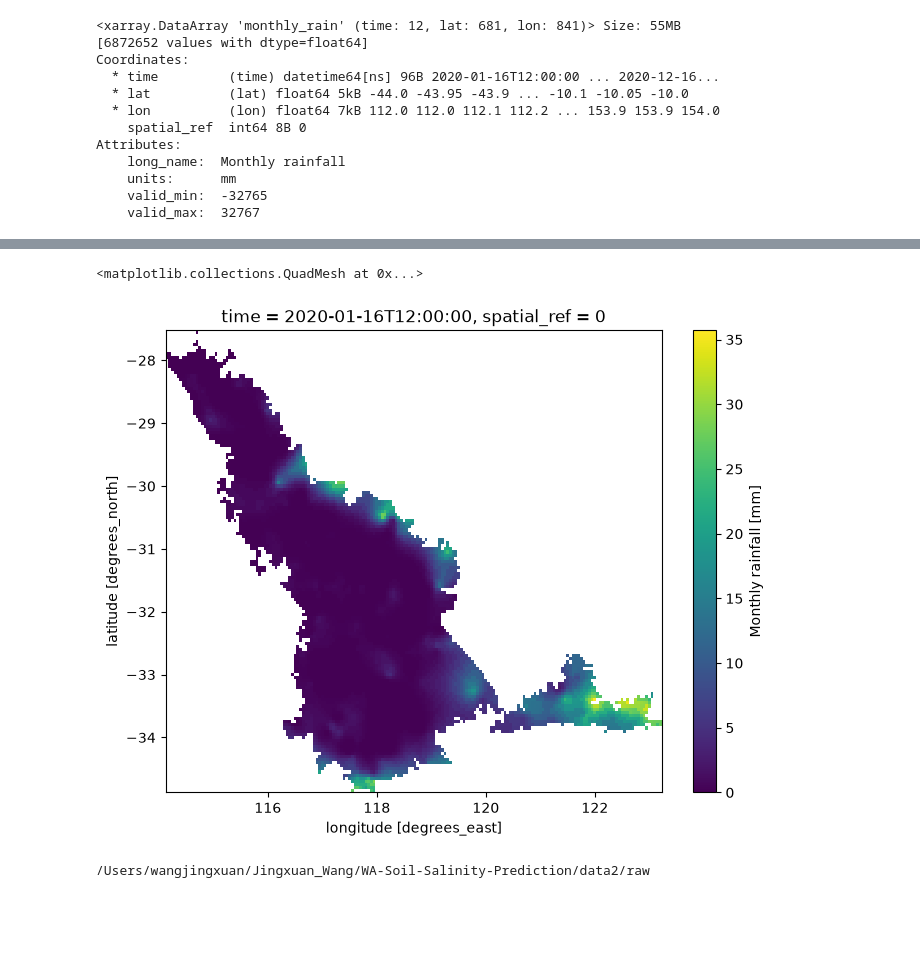
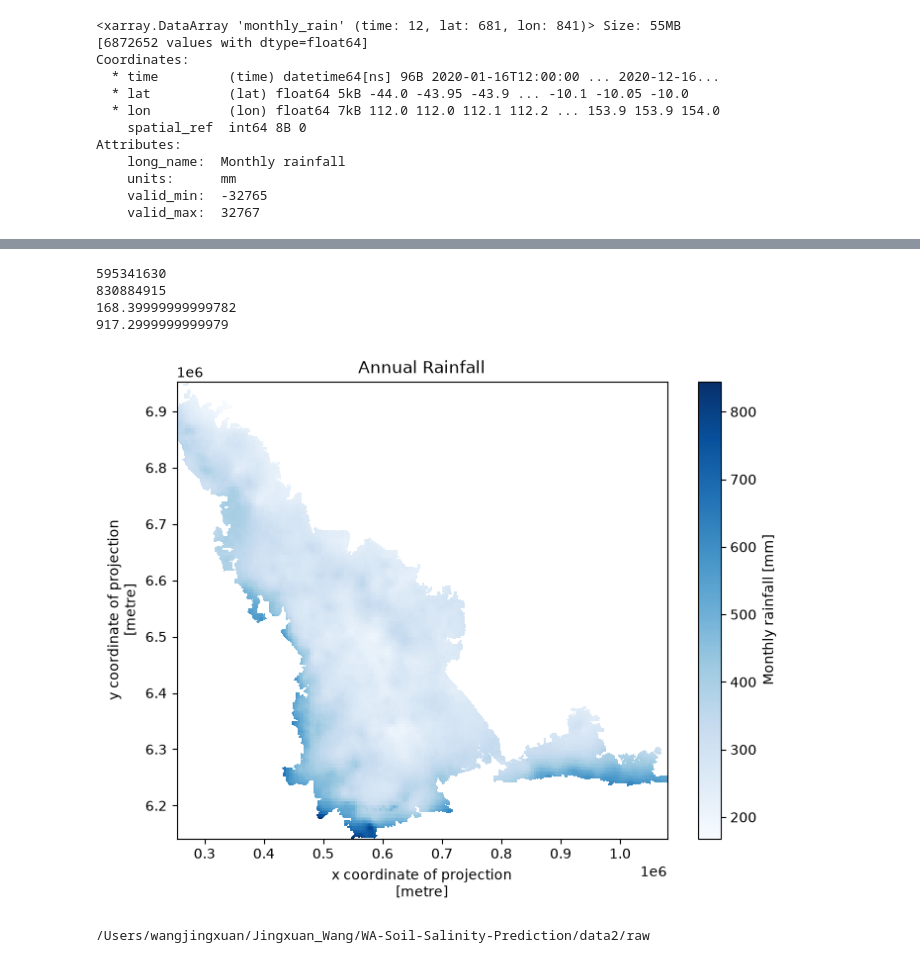
Before and after one commit to JWAN0646/Jingxuan-Wang, a Jupyter notebook: WA-Soil-Salinity-Prediction/notebooks/Soil_Salinity.ipynb, the cells around one changed output, grey strips where cells are left out. Cells and saved outputs as stored; diff of their text form; code cells hidden in the pictures; blank space fills up the shorter version.

```diff
--- a/WA-Soil-Salinity-Prediction/notebooks/Soil_Salinity.ipynb
+++ b/WA-Soil-Salinity-Prediction/notebooks/Soil_Salinity.ipynb
@@ -784,10 +880,12 @@ Attributes:
     valid_max:  32767
 # %%
 # 指定空间维度
-rain_da = rain_da.rio.set_spatial_dims(
+annual_rain = annual_rain.rio.set_spatial_dims(
     x_dim="lon",
     y_dim="lat"
 )
+annual_rain.rio.crs
 
-rain_da.rio.crs
+annual_rain = annual_rain.rio.write_crs("EPSG:4326")
+print(annual_rain.rio.crs)
 # %% [output]
@@ -794,0 +893,6 @@ CRS.from_wkt('GEOGCS["WGS 84",DATUM["WGS_1984",SPHEROID["WGS 84",6378137,298.257
+# %%
+dem = rioxarray.open_rasterio(
+    "../data2/processed/cop30_utm50s.tif"
+)
+dem = dem.squeeze()
+print(dem.rio.shape)
@@ -795,6 +901,7 @@ CRS.from_wkt('GEOGCS["WGS 84",DATUM["WGS_1984",SPHEROID["WGS 84",6378137,298.257
 # %%
 # 重投影到 Wheatbelt 的 CRS
-rain_proj = rain_da.rio.reproject(wheatbelt.crs)
+wheatbelt = wheatbelt.to_crs("EPSG:32750")
+annual_rain_proj = annual_rain.rio.reproject_match(dem)
 
-print(rain_proj)
+print(annual_rain_proj)
 # %% [output]
@@ -819,7 +936,7 @@ array([[[nan, nan, nan, ..., nan, nan, nan],
 # 裁剪 Wheatbelt
 from rioxarray.exceptions import NoDataInBounds
 
-rain_clip = rain_proj.rio.clip(
+rain_clip = annual_rain_proj.rio.clip(
     wheatbelt.geometry,
     wheatbelt.crs,
     drop=True
@@ -847,9 +965,26 @@ array([[[nan, nan, nan, ..., nan, nan, nan],
-# %%
-# 1 月份 Wheatbelt 降雨图
-rain_clip.isel(time=0).plot(figsize=(8,6))
-# %% [output]
-<matplotlib.collections.QuadMesh at 0x...>
-[figure, removed]
+# %%
+print(np.isnan(rain_clip.values).sum())
+print(rain_clip.size)
+print(rain_clip.min().item())
+print(rain_clip.max().item())
+# %% [output]
+595341630
+830884915
+168.39999999999782
+917.2999999999979
+# %%
+rain_small = rain_clip.coarsen(
+    x=50,
+    y=50,
+    boundary="trim"
+).mean()
+
+plt.figure(figsize=(8,6))
+rain_small.plot(cmap="Blues")
+plt.title("Annual Rainfall")
+plt.show()
+# %% [output]
+[figure, added]
 # %%
 from pathlib import Path
 
```
Also changed, not shown: parts of 56 cells of this notebook.
